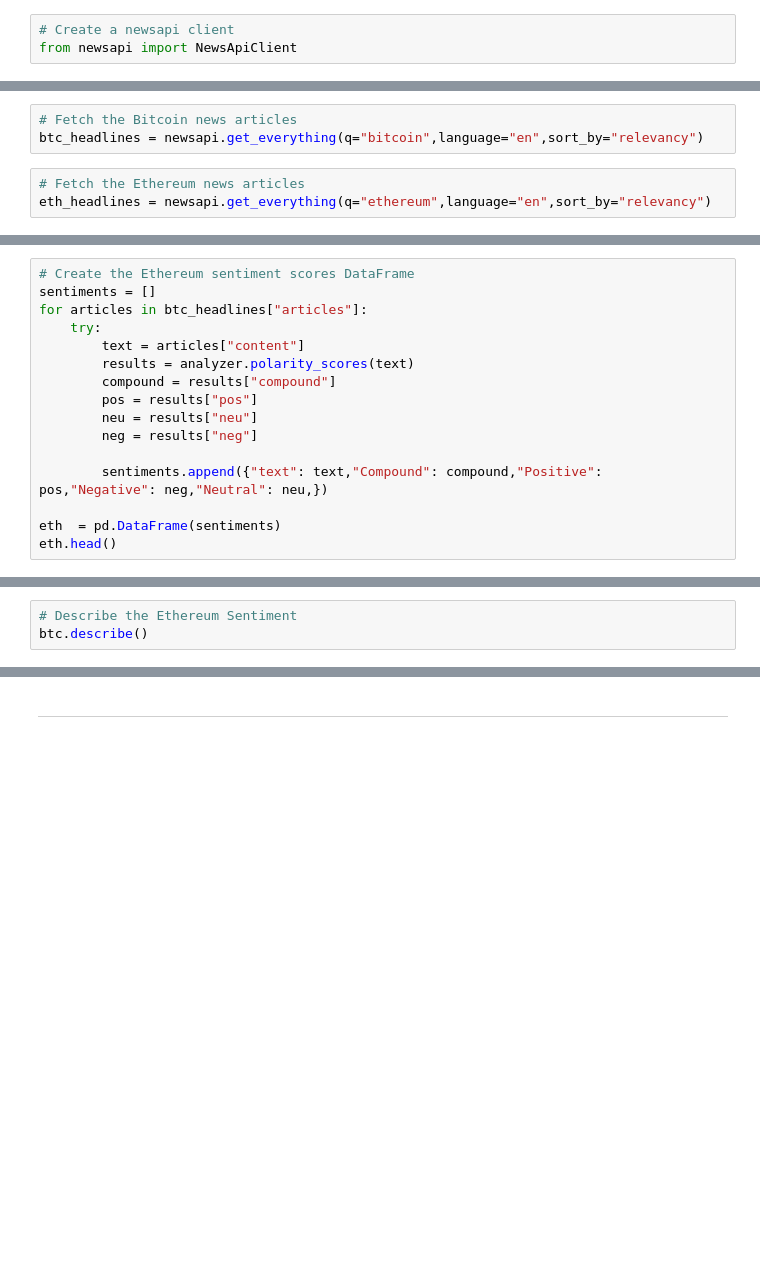
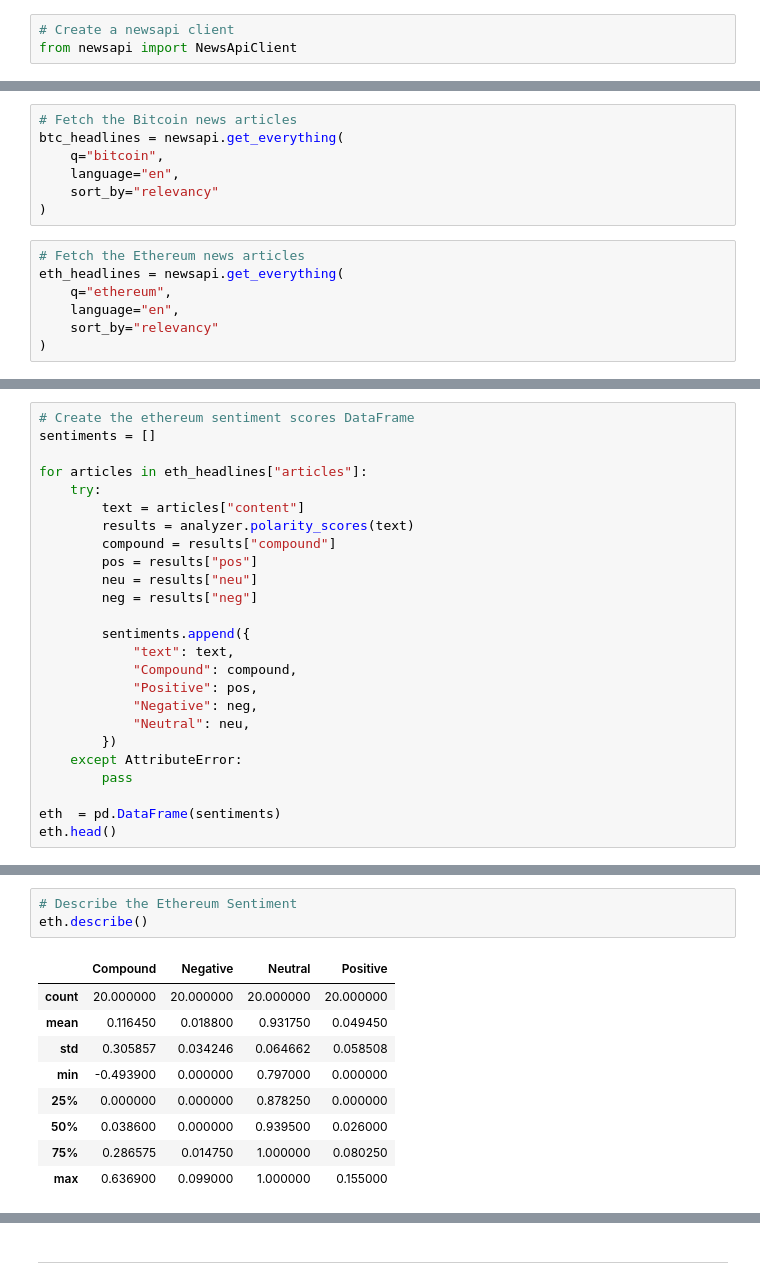
Before and after one commit to omarabuzeid/NLP, a Jupyter notebook: crypto_sentiment.ipynb, the cells around one changed output, grey strips where cells are left out. Drawn from its saved outputs; the diff is of its cells as text; blank space fills up the shorter version.

```diff
--- a/crypto_sentiment.ipynb
+++ b/crypto_sentiment.ipynb
@@ -35,9 +32,17 @@ from newsapi import NewsApiClient
 # %%
 # Fetch the Bitcoin news articles
-btc_headlines = newsapi.get_everything(q="bitcoin",language="en",sort_by="relevancy")
+btc_headlines = newsapi.get_everything(
+    q="bitcoin",
+    language="en",
+    sort_by="relevancy"
+)
 # %%
 # Fetch the Ethereum news articles
-eth_headlines = newsapi.get_everything(q="ethereum",language="en",sort_by="relevancy")
+eth_headlines = newsapi.get_everything(
+    q="ethereum",
+    language="en",
+    sort_by="relevancy"
+)
 # %%
 # Create the Bitcoin sentiment scores DataFrame
 sentiments = []
@@ -57,7 +78,8 @@ btc.head()
 # %%
-# Create the Ethereum sentiment scores DataFrame
+# Create the ethereum sentiment scores DataFrame
 sentiments = []
-for articles in btc_headlines["articles"]:
+
+for articles in eth_headlines["articles"]:
     try:
         text = articles["content"]
         results = analyzer.polarity_scores(text)
@@ -66,7 +88,15 @@ for articles in btc_headlines["articles"]:
         neu = results["neu"]
         neg = results["neg"]
 
-        sentiments.append({"text": text,"Compound": compound,"Positive": pos,"Negative": neg,"Neutral": neu,})
+        sentiments.append({
+            "text": text,
+            "Compound": compound,
+            "Positive": pos,
+            "Negative": neg,
+            "Neutral": neu,
+        })
+    except AttributeError:
+        pass
 
 eth  = pd.DataFrame(sentiments)
 eth.head()
@@ -76,6 +123,16 @@ btc.describe()
 # %%
 # Describe the Ethereum Sentiment
-btc.describe()
+eth.describe()
+# %% [output]
+|  | Compound | Negative | Neutral | Positive |
+| count | 20.000000 | 20.000000 | 20.000000 | 20.000000 |
+| mean | 0.116450 | 0.018800 | 0.931750 | 0.049450 |
+| std | 0.305857 | 0.034246 | 0.064662 | 0.058508 |
+| min | -0.493900 | 0.000000 | 0.797000 | 0.000000 |
+| 25% | 0.000000 | 0.000000 | 0.878250 | 0.000000 |
+| 50% | 0.038600 | 0.000000 | 0.939500 | 0.026000 |
+| 75% | 0.286575 | 0.014750 | 1.000000 | 0.080250 |
+| max | 0.636900 | 0.099000 | 1.000000 | 0.155000 |
 # %% [markdown]
 ### Questions:
 
```
Also changed, not shown: parts of 40 cells of this notebook.
